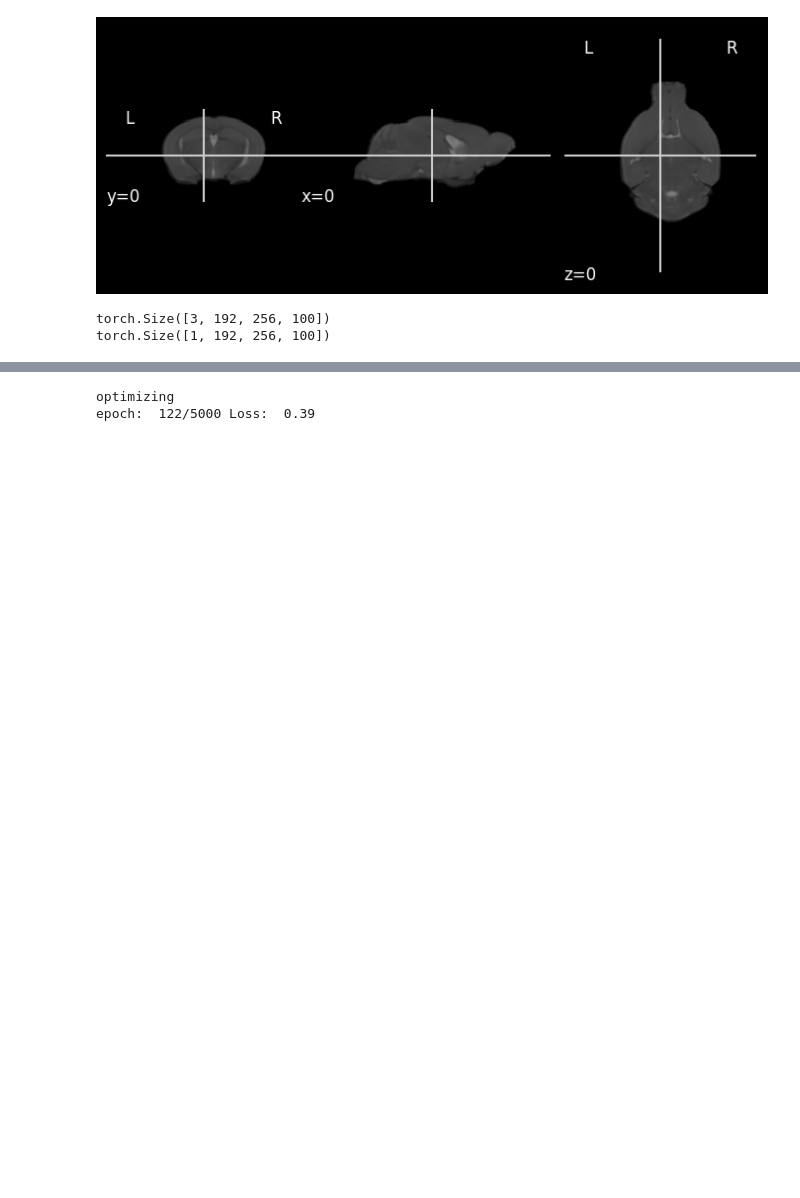
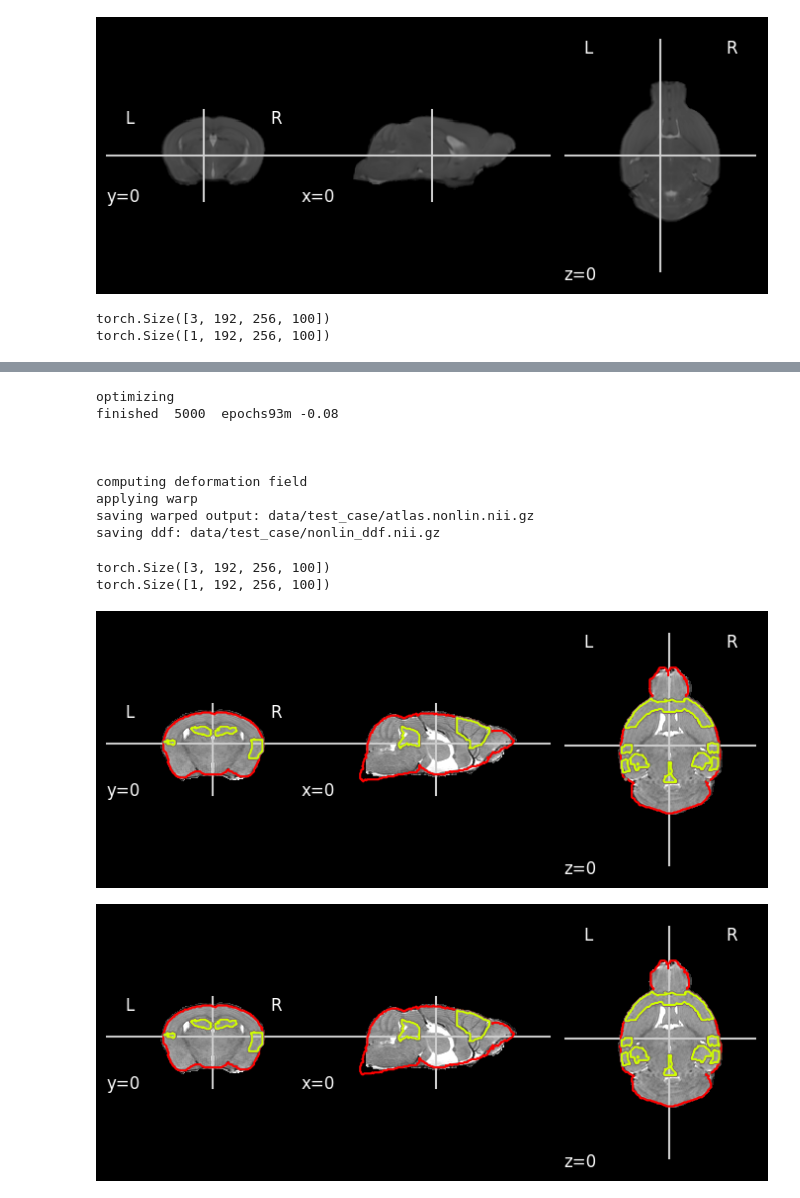
Before and after one commit to MouseSuite/rodreg, a Jupyter notebook: main_reg.ipynb, the cells around one changed output, grey strips where cells are left out. Cells and saved outputs as stored; diff of their text form; code cells hidden in the pictures; blank space fills up the shorter version.

```diff
--- a/main_reg.ipynb
+++ b/main_reg.ipynb
@@ -28,10 +28,10 @@ centered_atlas_linreg_labels = "data/test_case/atlas.lin.label.nii.gz"
 lin_reg_map_file = "data/test_case/lin_ddf.nii.gz"
 # %%
 
-nonlin_reg_map_file = "data/test_data/nonlin_ddf.nii.gz"
-centered_atlas_nonlinreg = "data/test_data/atlas.nonlin.nii.gz"
-centered_atlas_nonlinreg_labels = "data/test_data/atlas.nonlin.label.nii.gz"
-jac_det_file = "data/test_data/jacobian_det.nii.gz"
+nonlin_reg_map_file = "data/test_case/nonlin_ddf.nii.gz"
+centered_atlas_nonlinreg = "data/test_case/atlas.nonlin.nii.gz"
+centered_atlas_nonlinreg_labels = "data/test_case/atlas.nonlin.label.nii.gz"
+jac_det_file = "data/test_case/jacobian_det.nii.gz"
 # %%
 
 plot_anat(sub_bse_t2)
@@ -145,7 +145,14 @@ nonlin_reg.nonlinear_reg(
 )
 # %% [output]
 optimizing
-epoch:  122/5000 Loss:  0.39
+finished  5000  epochs93m -0.08
+
+
+
+computing deformation field
+applying warp
+saving warped output: data/test_case/atlas.nonlin.nii.gz
+saving ddf: data/test_case/nonlin_ddf.nii.gz
 # %%
 disp_field, meta = LoadImage()(nonlin_reg_map_file)
 disp_field = EnsureChannelFirst()(disp_field)
@@ -163,11 +170,17 @@ nb.save(
         np.uint16(warped_lab[0, 0].detach().cpu().numpy()), at_lab.affine),
     centered_atlas_nonlinreg_labels,
 )
+# %% [output]
+torch.Size([3, 192, 256, 100])
+torch.Size([1, 192, 256, 100])
 # %%
-d = plot_anat(sub_bse_t2, vmax=1400)
+d = plot_anat(sub_bse_t2,vmax=12000)
 d.add_contours(centered_atlas_linreg_labels, cmap="prism")
-d = plot_anat(sub_bse_t2, vmax=1400)
+d = plot_anat(sub_bse_t2,vmax=12000)
 d.add_contours(centered_atlas_nonlinreg_labels, cmap="prism")
+# %% [output]
+[figure, added]
+[figure, added]
 # %%
 plot_anat(jac_det_file, colorbar=True)
 
```
Also changed, not shown: parts of 7 cells of this notebook.
